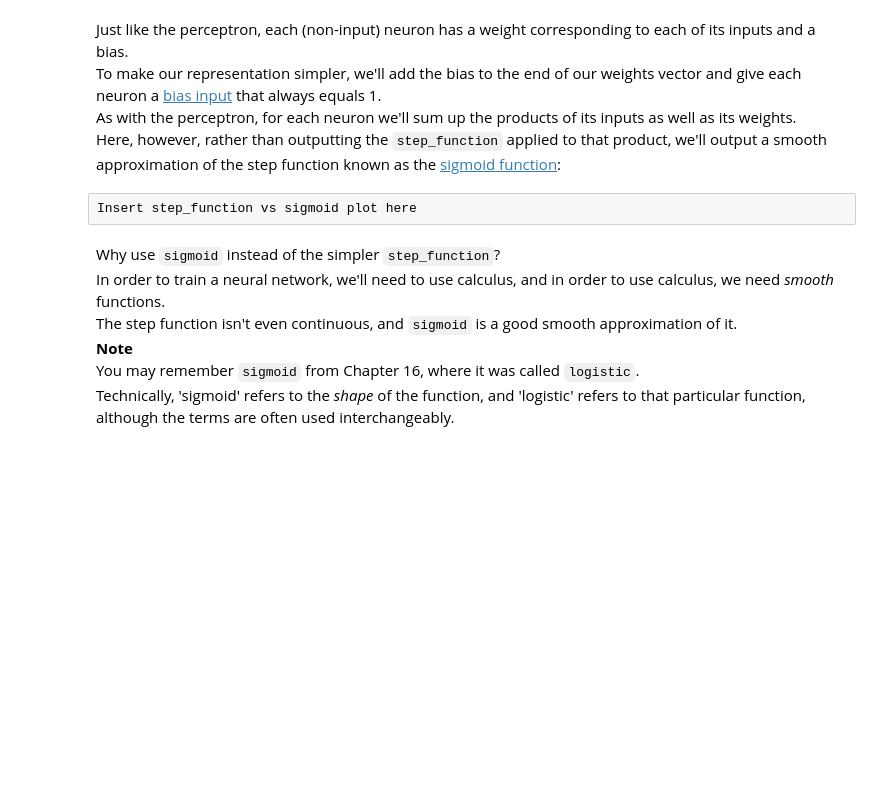
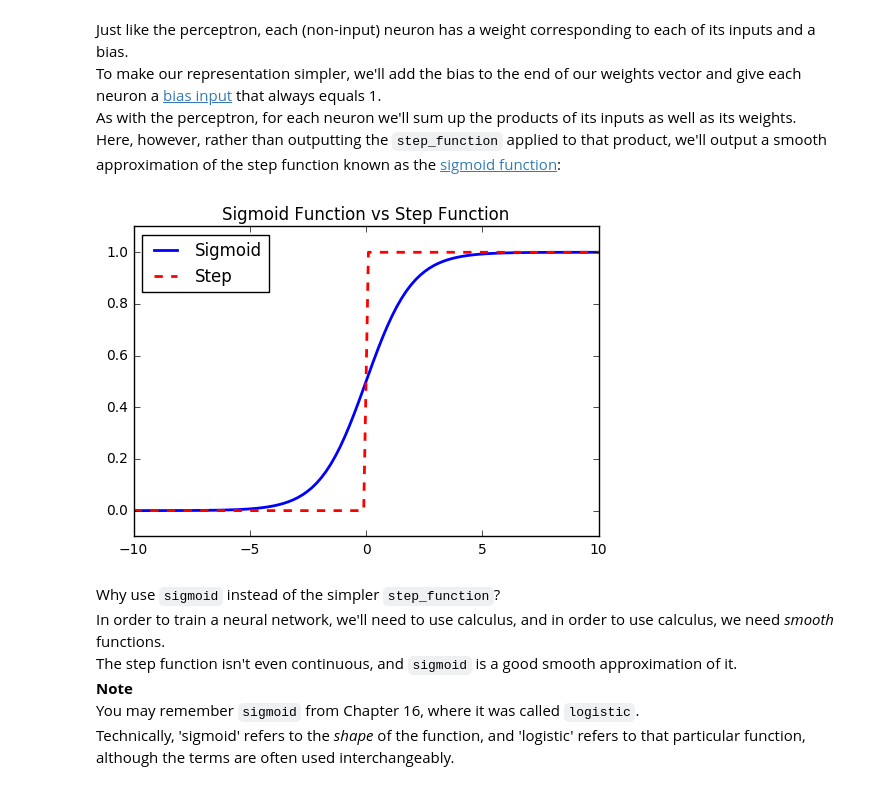
Before and after one commit to bgroveben/DataScienceFromScratch, a Jupyter notebook: 18_Chapter_Neural_Networks.ipynb, the cells around one changed output. Drawn from its saved outputs; the diff is of its cells as text; code cells hidden in the pictures; blank space fills up the shorter version.

Commit message:
Neural Networks -- Plot Sigmoid and Step Functions

```diff
--- a/18_Chapter_Neural_Networks.ipynb
+++ b/18_Chapter_Neural_Networks.ipynb
@@ -115,8 +115,18 @@ Just like the perceptron, each (non-input) neuron has a weight corresponding to
 To make our representation simpler, we'll add the bias to the end of our weights vector and give each neuron a [bias input](https://stackoverflow.com/questions/2480650/role-of-bias-in-neural-networks) that always equals 1.
 As with the perceptron, for each neuron we'll sum up the products of its inputs as well as its weights.
 Here, however, rather than outputting the `step_function` applied to that product, we'll output a smooth approximation of the step function known as the [sigmoid function](https://en.wikipedia.org/wiki/Sigmoid_function):
-# %% [raw]
-Insert step_function vs sigmoid plot here
+# %%
+points = np.linspace(-10., 10., 100)
+sigmoid = [1 / (1 + math.exp(-point)) for point in points]
+step = [(1 if point >= 0 else 0) for point in points]
+plt.axis([-10, 10, -0.1, 1.1])
+plt.plot(points, sigmoid, lw=2, label="Sigmoid")
+plt.plot(points, step, lw=2, ls='--', color='red', label="Step")
+plt.title("Sigmoid Function vs Step Function")
+plt.legend(loc=2)
+plt.show()
+# %% [output]
+[figure, added]
 # %%
 def sigmoid(t):
     return 1 / (1 + math.exp(-t))
```
Also changed, not shown: 1 other file.
